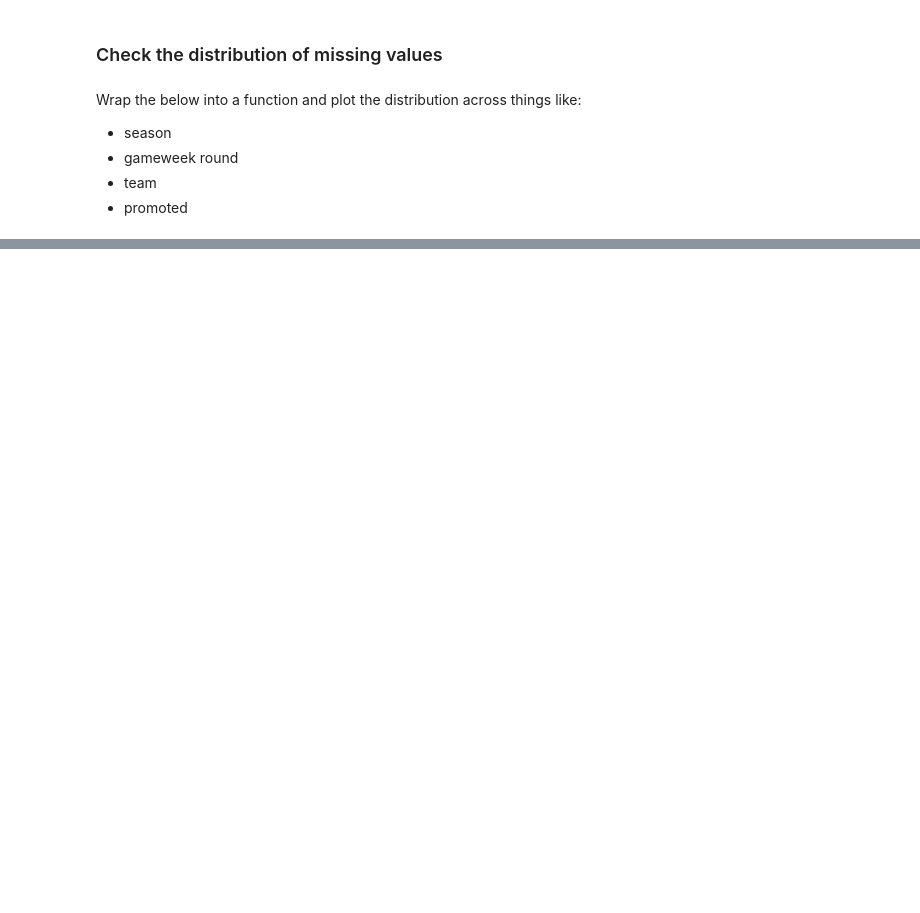
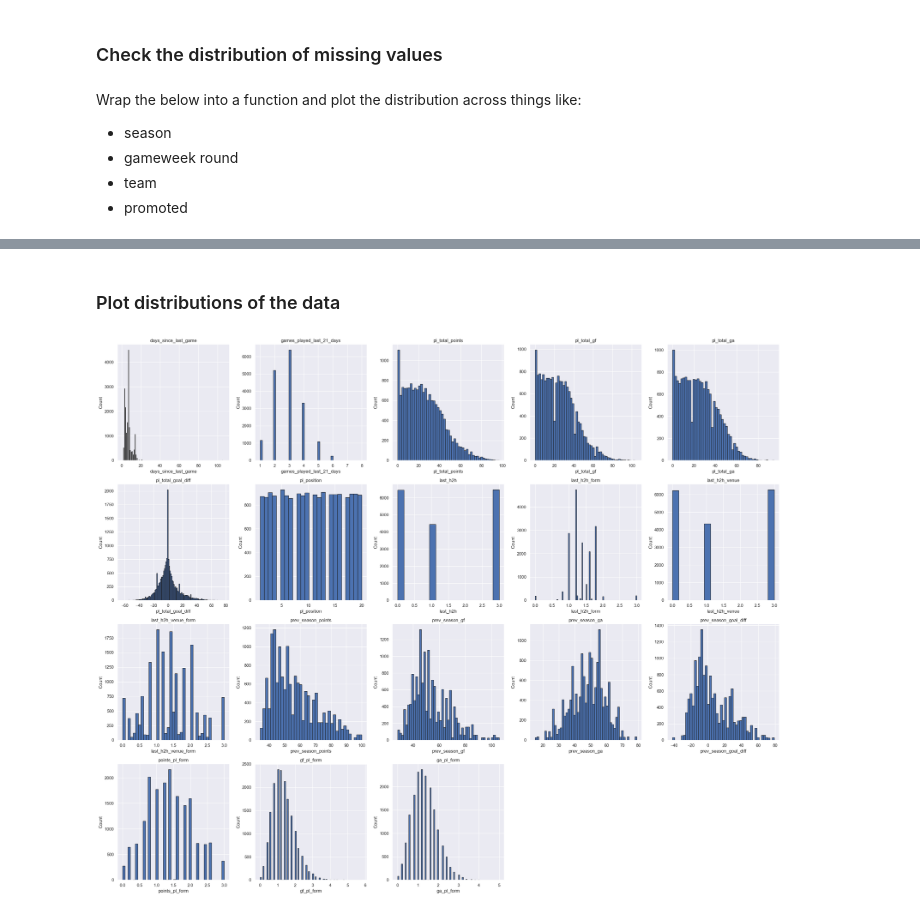
Before and after one commit to lucelsby/EPL-Prediction, a Jupyter notebook: notebooks/04_EDA.ipynb, the cells around one changed output, grey strips where cells are left out. Cells and saved outputs as stored; diff of their text form; code cells hidden in the pictures; blank space fills up the shorter version.

```diff
--- a/notebooks/04_EDA.ipynb
+++ b/notebooks/04_EDA.ipynb
@@ -144,0 +179,34 @@ len(variables)
+# %% [markdown]
+### Plot distributions of the data
+# %%
+# select columns to plot - ignore 'opponent' columns as they'll be the same
+distribution_colums = ['days_since_last_game', 'games_played_last_21_days',
+       'pl_total_points', 'pl_total_gf', 'pl_total_ga', 'pl_total_goal_diff',
+       'pl_position', 'last_h2h', 'last_h2h_form', 'last_h2h_venue',
+       'last_h2h_venue_form', 'prev_season_points', 'prev_season_gf',
+       'prev_season_ga', 'prev_season_goal_diff', 'points_pl_form',
+       'gf_pl_form', 'ga_pl_form']
+num_plots = len(distribution_colums)
+grid_size = math.ceil(math.sqrt(num_plots))
+
+fig, axes = plt.subplots(grid_size, grid_size, figsize=(25, 25))
+
+for i, column in enumerate(distribution_colums):
+    row = i // grid_size
+    col = i % grid_size
+
+    x = eda_full[column].dropna().values
+    axes[row, col].hist(x=x.flatten(), bins='auto', edgecolor='k')
+    axes[row, col].set_xlabel(column)
+    axes[row, col].set_ylabel('Count')
+    axes[row, col].set_title(column)
+
+# Remove empty subplots
+if num_plots < grid_size**2:
+    for i in range(num_plots, grid_size**2):
+        fig.delaxes(axes.flatten()[i])
+
+plt.tight_layout()
+plt.show()
+# %% [output]
+[figure, added]
```
Also changed, not shown: parts of 18 cells of this notebook.
